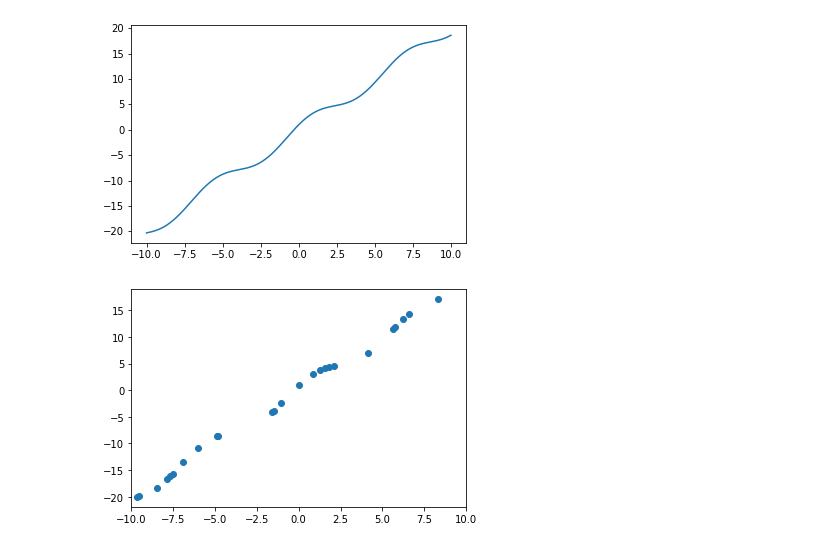
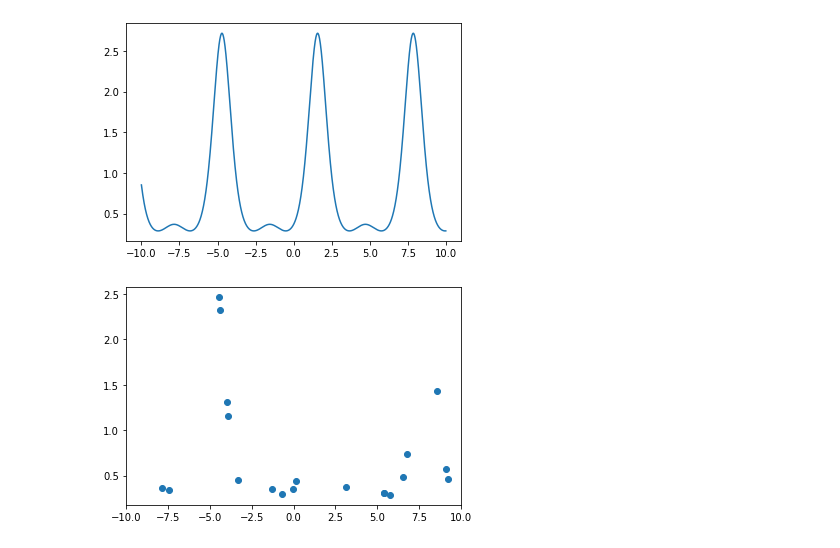
Before and after one commit to kura197/gaussian_process, a Jupyter notebook: gaussian_process.ipynb, the cells around one changed output. Saved outputs shown, nothing was run; the diff lists cells and outputs as text; code cells hidden in the pictures.

```diff
--- a/gaussian_process.ipynb
+++ b/gaussian_process.ipynb
@@ -23,18 +24,21 @@ def gpr_plot(func, x_train, y_train, x_test, mu, var):
     plt.scatter(x_test, mu, color='black', marker='x')
 # %%
 #target_func = lambda x: x*x
-target_func = lambda x: 2*x + np.sin(x) + np.cos(x)
+#target_func = lambda x: 2*x + np.sin(x) + np.cos(x)
+target_func = lambda x: np.exp(np.sin(x) - np.cos(x)**2)
 plot_func(target_func)
 # %% [output]
-[figure, old version]
+[figure, new version]
 # %%
-get_sample = lambda num: (x_range[1] - x_range[0]) * np.random.rand(num, 1) + x_range[0]
-
-n_sample = 25
-x_train = get_sample(n_sample)
-y_train = target_func(x_train)
-plot_points(x_train, y_train)
+def reload_sample(n_sample=10, fig_on=False):
+    get_sample = lambda num: (x_range[1] - x_range[0]) * np.random.rand(num, 1) + x_range[0]
+    x_train = get_sample(n_sample)
+    y_train = target_func(x_train)
+    if fig_on:
+        plot_points(x_train, y_train)
+    return (x_train, y_train)
+x_train, y_train = reload_sample(20, True)
 # %% [output]
-[figure, old version]
+[figure, new version]
 # %%
 def gauss_kernel(x1, x2, theta1, theta2):
```
Also changed, not shown: parts of 8 cells of this notebook.
